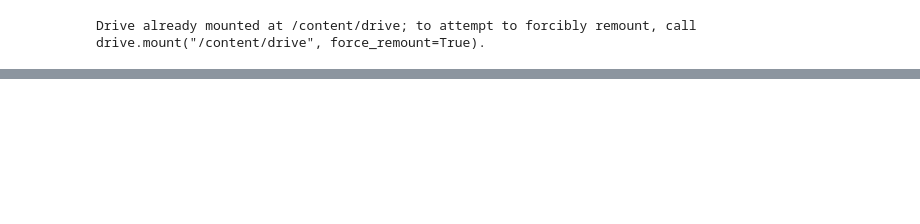
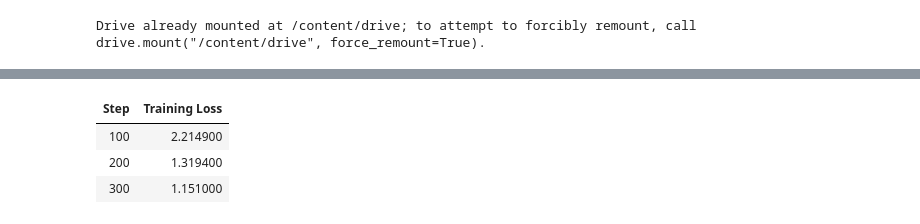
Before and after one commit to liliiakryvelova/domain_suggestion, a Jupyter notebook: notebooks/gpt2_model_training.ipynb, the cells around one changed output, grey strips where cells are left out. Cells and saved outputs as stored; diff of their text form; code cells hidden in the pictures; blank space fills up the shorter version.

Commit message:
Updated gpt2 training and deploying file for HF

```diff
--- a/notebooks/gpt2_model_training.ipynb
+++ b/notebooks/gpt2_model_training.ipynb
@@ -30,55 +30,51 @@ train_file = '/content/drive/MyDrive/gpt2_train.txt'
 # %%
 !cp /content/drive/MyDrive/gpt2_train.txt /tmp/gpt2_train.txt
 # %%
-from transformers import GPT2Tokenizer, GPT2LMHeadModel, DataCollatorForLanguageModeling, Trainer, TrainingArguments
+from transformers import GPT2TokenizerFast, GPT2LMHeadModel, DataCollatorForLanguageModeling, Trainer, TrainingArguments
 from datasets import Dataset
 import os
 
-model_name = 'gpt2'
-train_file = "/tmp/gpt2_train.txt"
+# Config
+model_name = "gpt2"
+train_file = "/tmp/gpt2_train.txt"  # your training text file path
 output_dir = "local_model_finetuned"
 
-print(f"Using model: {model_name}")
-print(f"Training data file: {train_file}")
-print(f"Output directory: {os.path.abspath(output_dir)}")
+# Load tokenizer and add pad token (GPT-2 has no pad token by default)
+tokenizer = GPT2TokenizerFast.from_pretrained(model_name)
+tokenizer.pad_token = tokenizer.eos_token  # set pad token to eos token
 
-# Load tokenizer and add padding token
-tokenizer = GPT2Tokenizer.from_pretrained(model_name)
-tokenizer.pad_token = tokenizer.eos_token  # GPT2 has no pad token by default
+# Load pretrained GPT-2 model
+model = GPT2LMHeadModel.from_pretrained(model_name)
+model.resize_token_embeddings(len(tokenizer))  # resize token embeddings if tokenizer changed
 
-# Load pre-trained GPT-2 model and resize token embeddings if tokenizer changed
-model = GPT2LMHeadModel.from_pretrained(model_name)
-model.resize_token_embeddings(len(tokenizer))
-
-# Load dataset manually from text file
+# Load dataset from text lines
 with open(train_file, "r", encoding="utf-8") as f:
     lines = f.read().splitlines()
 
 dataset = Dataset.from_dict({"text": lines})
 
-# Tokenize dataset with truncation and padding to max_length
-def tokenize_function(example):
-    return tokenizer(example["text"], truncation=True, padding="max_length", max_length=64)
+# Tokenize dataset (pad/truncate to max_length)
+def tokenize_fn(examples):
+    return tokenizer(examples["text"], truncation=True, padding="max_length", max_length=64)
 
-tokenized_dataset = dataset.map(tokenize_function, batched=True, remove_columns=["text"])
+tokenized_dataset = dataset.map(tokenize_fn, batched=True, remove_columns=["text"])
 
-# Prepare data collator for causal language modeling
+# Prepare data collator for causal language modeling (no MLM)
 data_collator = DataCollatorForLanguageModeling(tokenizer=tokenizer, mlm=False)
 
-# Define training arguments
+# Training arguments
 training_args = TrainingArguments(
     output_dir=output_dir,
     overwrite_output_dir=True,
     num_train_epochs=3,
     per_device_train_batch_size=2,
-    save_steps=500,
+    save_strategy="epoch",
     save_total_limit=2,
-    prediction_loss_only=True,
     logging_steps=100,
-    report_to="none",  # Disable reporting integrations like WandB
+    report_to="none",
 )
 
-# Initialize the Trainer
+# Trainer
 trainer = Trainer(
     model=model,
     args=training_args,
@@ -89,11 +85,43 @@ trainer = Trainer(
 # Train the model
 trainer.train()
 
-# Save the fine-tuned model and tokenizer
-try:
-    model.save_pretrained(output_dir)
-    tokenizer.save_pretrained(output_dir)
-    print(f"✅ Model and tokenizer saved successfully to: {os.path.abspath(output_dir)}")
-except Exception as e:
-    print(f"❌ Failed to save model or tokenizer: {e}")
+# Save model and tokenizer properly
+model.save_pretrained(output_dir)
+tokenizer.save_pretrained(output_dir)
+
+print(f"✅ Model and tokenizer saved to {os.path.abspath(output_dir)}")
+
+# -----------------
+# Local generation test (sanity check)
+from transformers import AutoTokenizer, GPT2LMHeadModel
+import torch
+
+print("\nStarting local generation test...")
+
+tokenizer = AutoTokenizer.from_pretrained(output_dir)
+model = GPT2LMHeadModel.from_pretrained(output_dir)
+
+if tokenizer.pad_token is None:
+    tokenizer.pad_token = tokenizer.eos_token
+
+device = torch.device("cuda" if torch.cuda.is_available() else "cpu")
+model.to(device)
+model.eval()
+
+prompt = "Welcome to our smart"
+inputs = tokenizer(prompt, return_tensors="pt").to(device)
+
+outputs = model.generate(
+    **inputs,
+    max_length=50,
+    do_sample=True,
+    top_k=50,
+    top_p=0.95,
+    temperature=0.9,
+    pad_token_id=tokenizer.pad_token_id,
+)
+
+generated_text = tokenizer.decode(outputs[0], skip_special_tokens=True)
+print("Generated text:")
+print(generated_text)
 # %% [output]
@@ -102,0 +129,4 @@ Output directory: /content/local_model_finetuned
+| Step | Training Loss |
+| 100 | 2.214900 |
+| 200 | 1.319400 |
+| 300 | 1.151000 |
```
Also changed, not shown: parts of 10 cells of this notebook.
